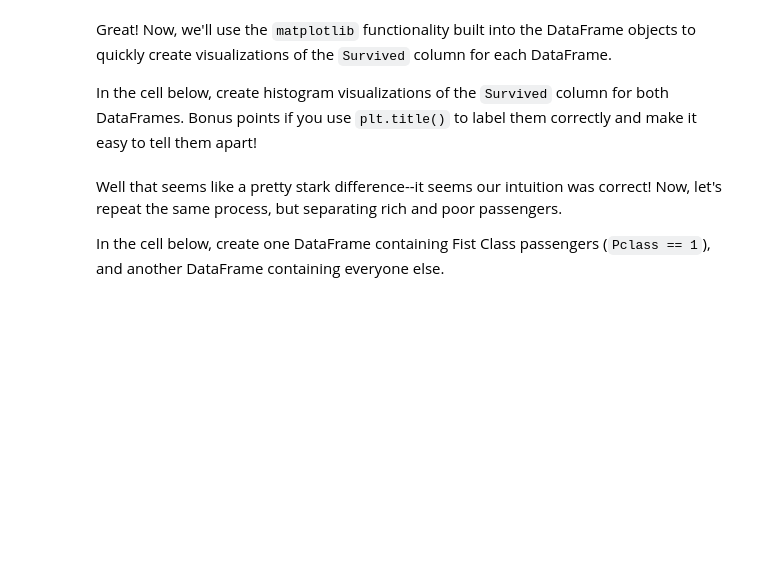
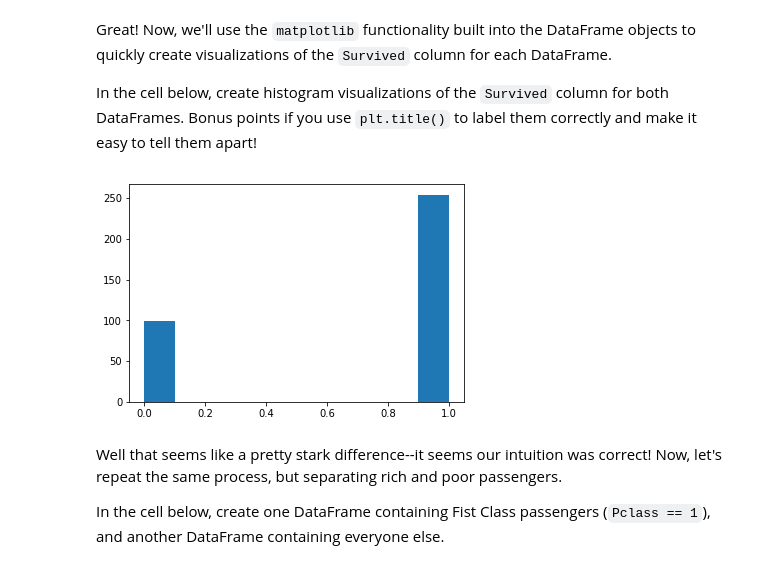
Before and after one commit to as6140/dsc-1-05-17-using-sql-with-pandas-lab-seattle-ds-career-040119, a Jupyter notebook: index.ipynb, the cells around one changed output. Drawn from its saved outputs; the diff is of its cells as text; code cells hidden in the pictures; blank space fills up the shorter version.

```diff
--- a/index.ipynb
+++ b/index.ipynb
@@ -101,4 +101,8 @@ male_all_ages_df = df[df.Sex == 'male']
 Great! Now, we'll use the `matplotlib` functionality built into the DataFrame objects to quickly create visualizations of the `Survived` column for each DataFrame.
 
 In the cell below, create histogram visualizations of the `Survived` column for both DataFrames.  Bonus points if you use `plt.title()` to label them correctly and make it easy to tell them apart!
+# %%
+plt.hist(women_and_children_df.Survived);
+# %% [output]
+[figure, added]
 # %%
```
Also changed, not shown: parts of 1 cell of this notebook.
